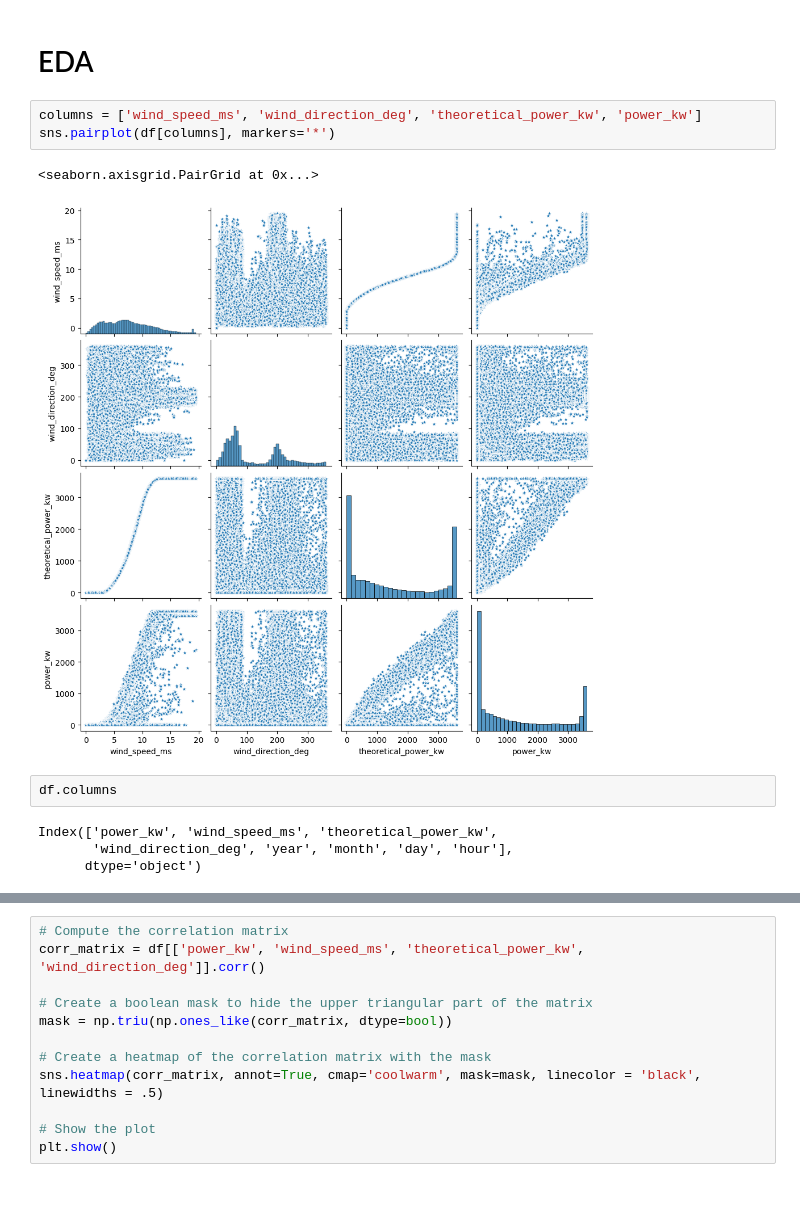
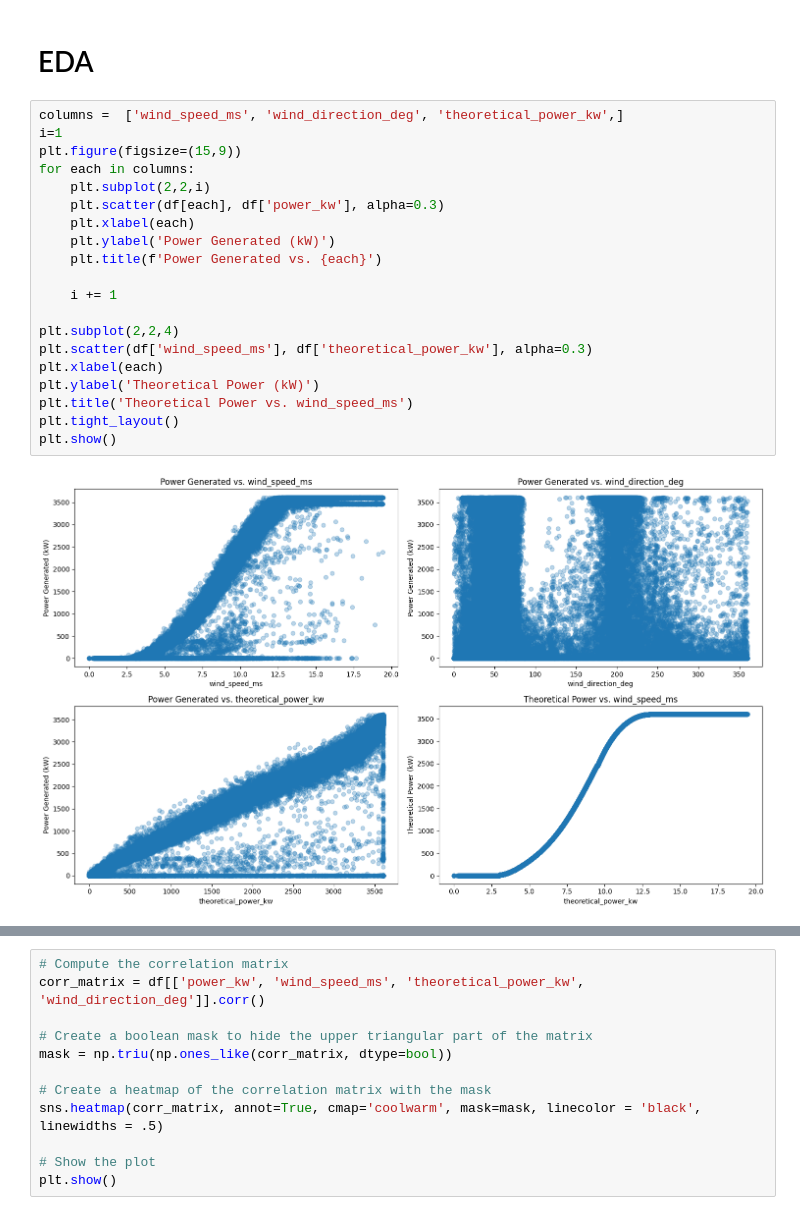
Before and after one commit to amrhkm/wind-turbine-power-prediction, a Jupyter notebook: train/palingperform.ipynb, the cells around one changed output, grey strips where cells are left out. Cells and saved outputs as stored; diff of their text form.

```diff
--- a/train/palingperform.ipynb
+++ b/train/palingperform.ipynb
@@ -288,15 +277,25 @@ file_name = os.path.join(directory_path, 'df.csv')
 df.to_csv(file_name, index=False)
 # %% [markdown]
 # EDA
-# %%
-columns = ['wind_speed_ms', 'wind_direction_deg', 'theoretical_power_kw', 'power_kw']
-sns.pairplot(df[columns], markers='*')
-# %% [output]
-<seaborn.axisgrid.PairGrid at 0x...>
-[figure, removed]
-# %%
-df.columns
-# %% [output]
-Index(['power_kw', 'wind_speed_ms', 'theoretical_power_kw',
-       'wind_direction_deg', 'year', 'month', 'day', 'hour'],
-      dtype='object')
+# %%
+columns =  ['wind_speed_ms', 'wind_direction_deg', 'theoretical_power_kw',]
+i=1
+plt.figure(figsize=(15,9))
+for each in columns:
+    plt.subplot(2,2,i)
+    plt.scatter(df[each], df['power_kw'], alpha=0.3)
+    plt.xlabel(each)
+    plt.ylabel('Power Generated (kW)')
+    plt.title(f'Power Generated vs. {each}')
+
+    i += 1
+
+plt.subplot(2,2,4)
+plt.scatter(df['wind_speed_ms'], df['theoretical_power_kw'], alpha=0.3)
+plt.xlabel(each)
+plt.ylabel('Theoretical Power (kW)')
+plt.title('Theoretical Power vs. wind_speed_ms')
+plt.tight_layout()
+plt.show()
+# %% [output]
+[figure, added]
```
Also changed, not shown: parts of 14 cells of this notebook.
